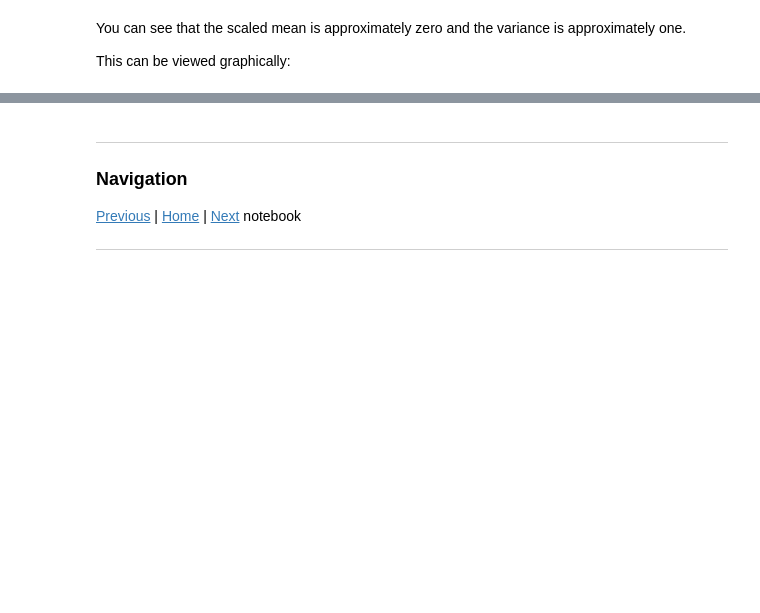
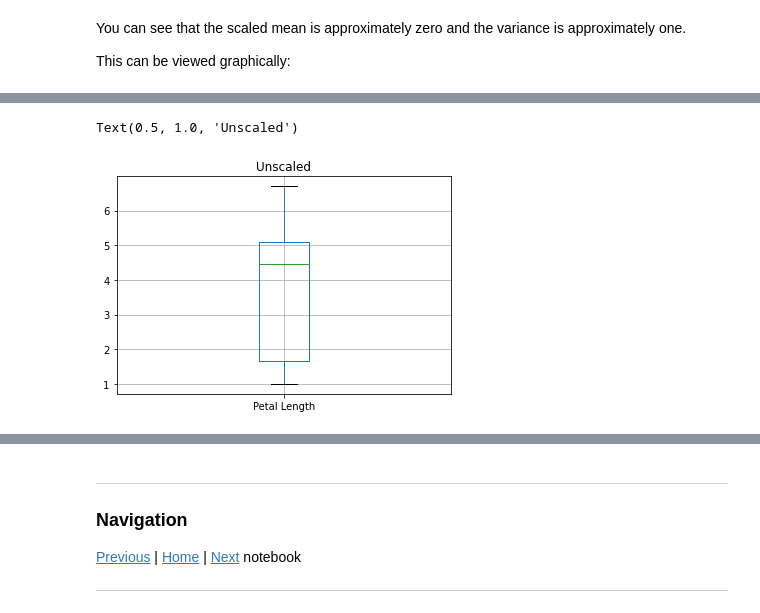
Before and after one commit to snowch/ml-101, a Jupyter notebook: 12_preprocessing.ipynb, the cells around one changed output, grey strips where cells are left out. Drawn from its saved outputs; the diff is of its cells as text; code cells hidden in the pictures; blank space fills up the shorter version.

```diff
--- a/12_preprocessing.ipynb
+++ b/12_preprocessing.ipynb
@@ -106,0 +147,5 @@ display(X_train_std_df['Sepal Width'].rename("Scaled Sepal Width").plot.hist(leg
+# %%
+X_train_df.boxplot(column='Petal Length').axes.set_title('Unscaled')
+# %% [output]
+Text(0.5, 1.0, 'Unscaled')
+[figure, added]
```
Also changed, not shown: parts of 17 cells of this notebook.
